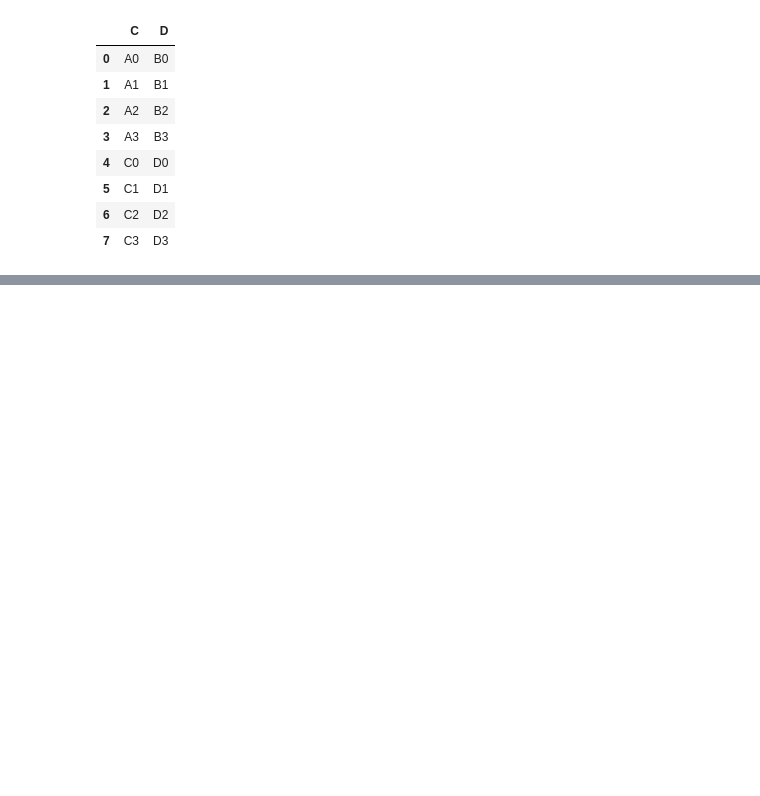
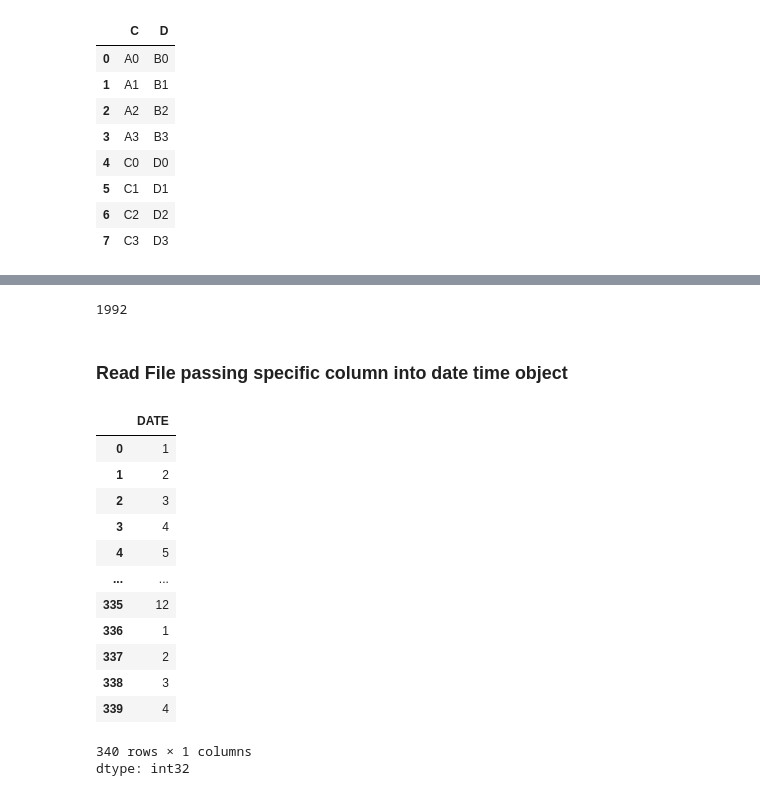
Before and after one commit to gloriabee/ML_Engineer_Journey, a Jupyter notebook: Pandas.ipynb, the cells around one changed output, grey strips where cells are left out. Cells and saved outputs as stored; diff of their text form; code cells hidden in the pictures; blank space fills up the shorter version.

```diff
--- a/Pandas.ipynb
+++ b/Pandas.ipynb
@@ -1175,0 +1512,6 @@ mydf
+# %%
+sales['DATE'][0].year
+# %% [output]
+1992
+# %% [markdown]
+### Read File passing specific column into date time object
@@ -1175,0 +1520,18 @@ mydf
+# %%
+sales['DATE'].dt.year
+sales['DATE'].dt.month
+# %% [output]
+|  | DATE |
+| 0 | 1 |
+| 1 | 2 |
+| 2 | 3 |
+| 3 | 4 |
+| 4 | 5 |
+| ... | ... |
+| 335 | 12 |
+| 336 | 1 |
+| 337 | 2 |
+| 338 | 3 |
+| 339 | 4 |
+340 rows × 1 columns
+dtype: int32
```
Also changed, not shown: parts of 79 cells of this notebook.
